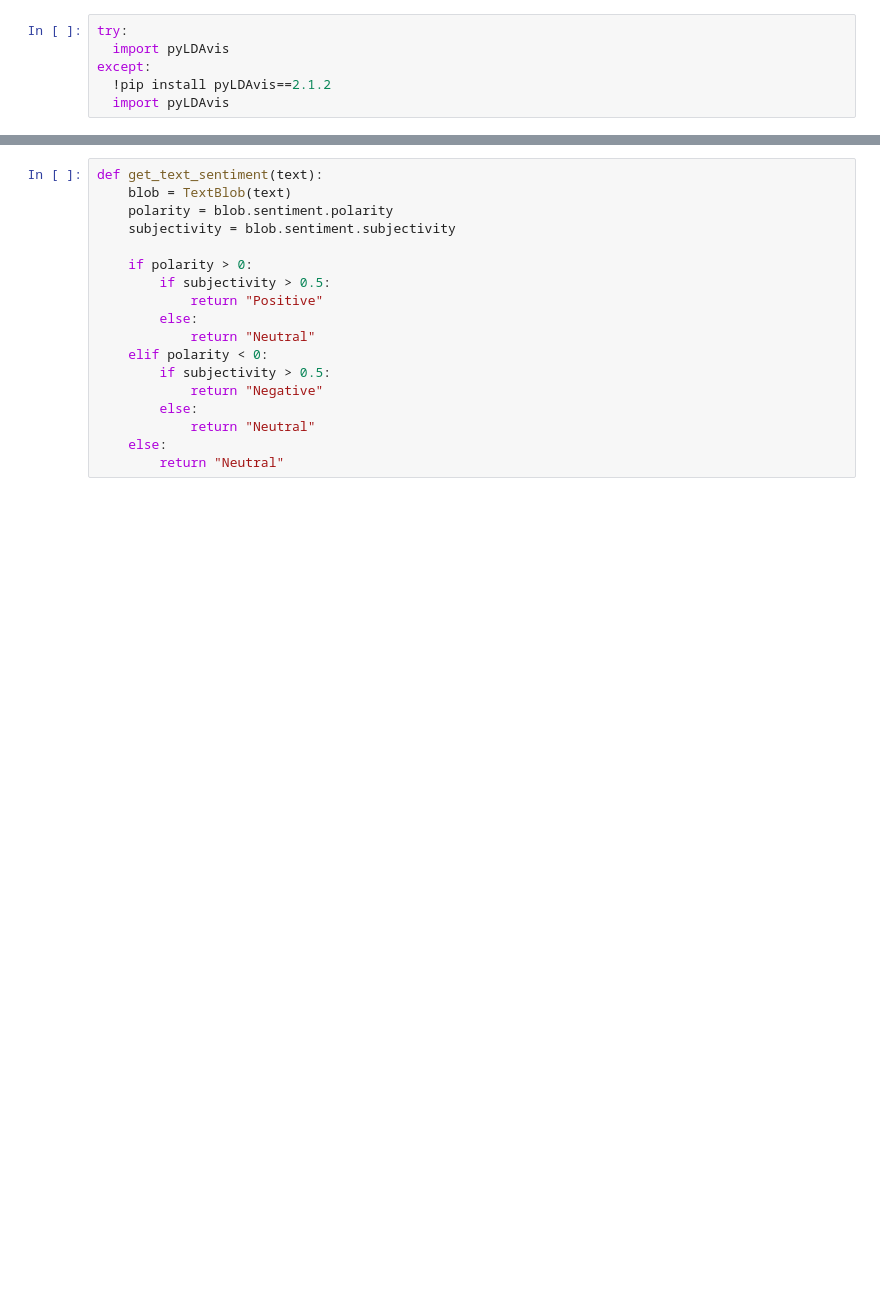
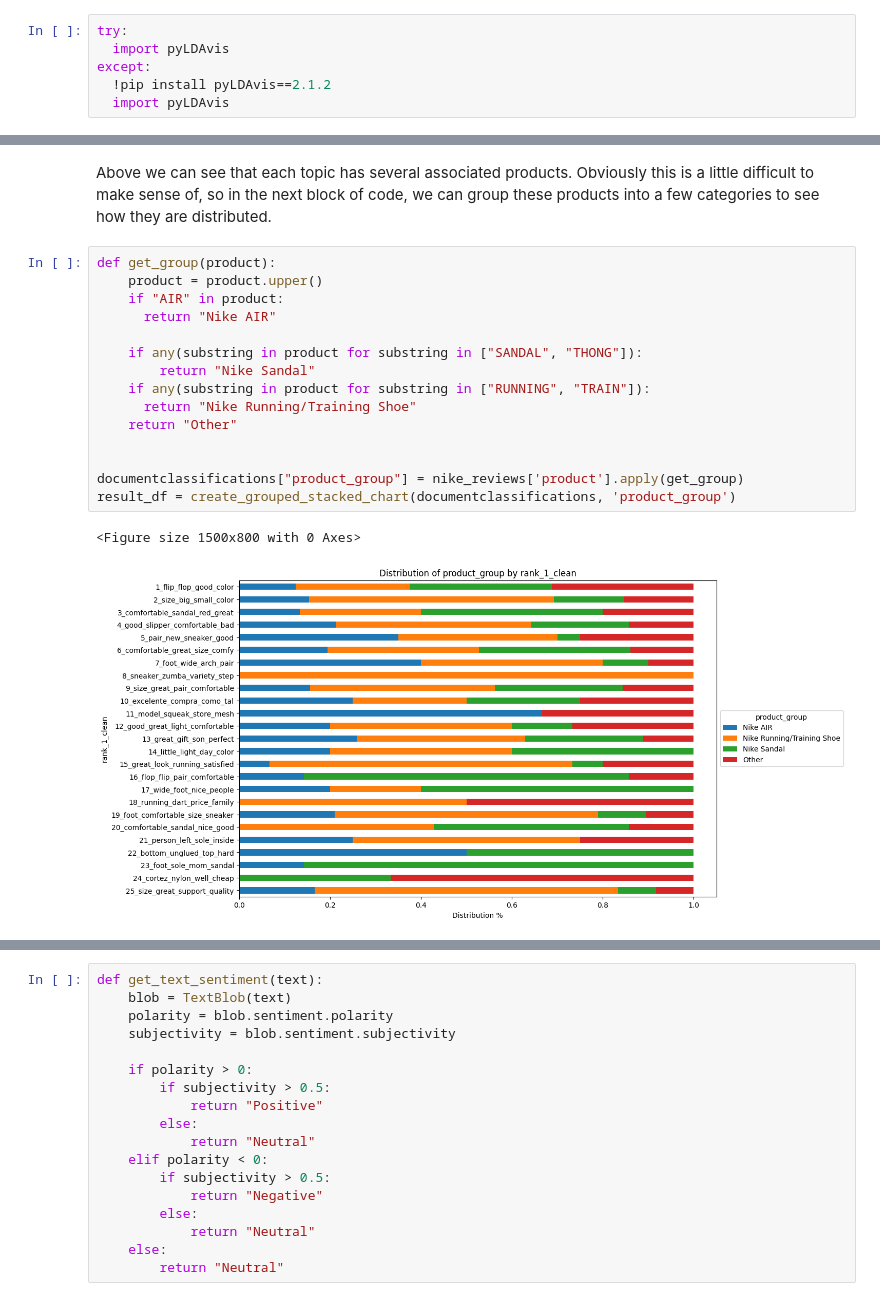
Before and after one commit to iffigueroa/text-marketing-analytics, a Jupyter notebook: dtsa_5799_unsupervised_text_classification_project.ipynb, the cells around one changed output, grey strips where cells are left out. Drawn from its saved outputs; the diff is of its cells as text; blank space fills up the shorter version.

```diff
--- a/dtsa_5799_unsupervised_text_classification_project.ipynb
+++ b/dtsa_5799_unsupervised_text_classification_project.ipynb
@@ -404,0 +558,20 @@ See https://numpy.org/devdocs/release/1.25.0-notes.html and the docs for more in
+# %% [markdown]
+Above we can see that each topic has several associated products. Obviously this is a little difficult to make sense of, so in the next block of code, we can group these products into a few categories to see how they are distributed.
+# %%
+def get_group(product):
+    product = product.upper()
+    if "AIR" in product:
+      return "Nike AIR"
+
+    if any(substring in product for substring in ["SANDAL", "THONG"]):
+        return "Nike Sandal"
+    if any(substring in product for substring in ["RUNNING", "TRAIN"]):
+      return "Nike Running/Training Shoe"
+    return "Other"
+
+
+documentclassifications["product_group"] = nike_reviews['product'].apply(get_group)
+result_df = create_grouped_stacked_chart(documentclassifications, 'product_group')
+# %% [output]
+<Figure size 1500x800 with 0 Axes>
+[figure, added]
```
Also changed, not shown: parts of 47 cells of this notebook.
